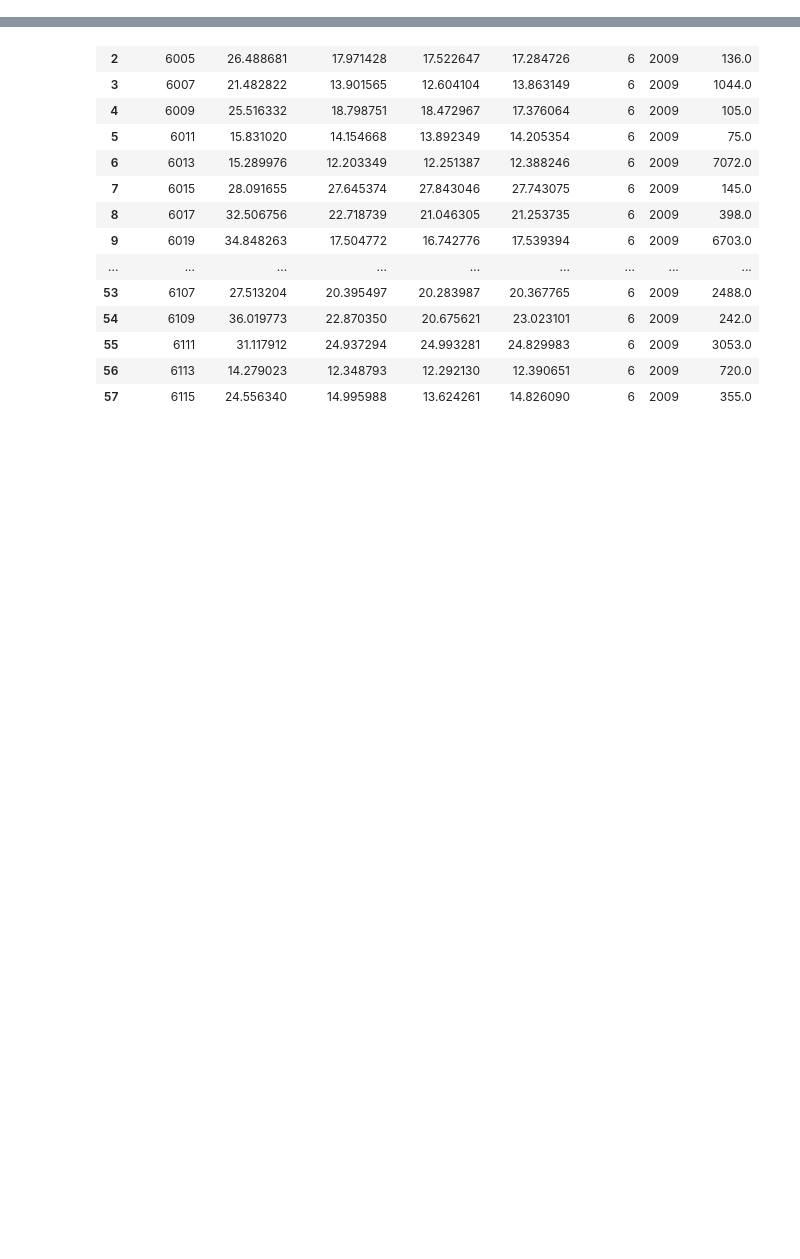
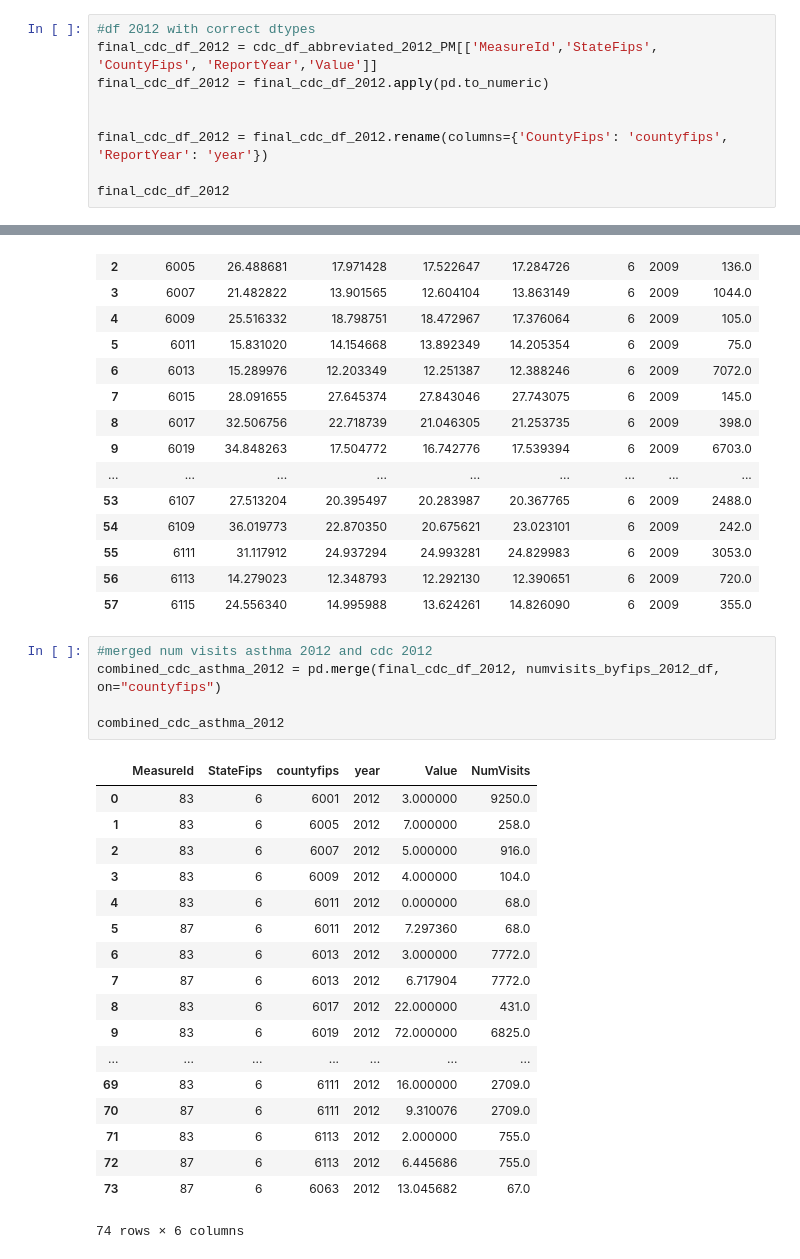
Before and after one commit to VanessaKnox/MVP-Solutions, a Jupyter notebook: masterprojectwork (asthma and ozone) .ipynb, the cells around one changed output, grey strips where cells are left out. Saved outputs shown, nothing was run; the diff lists cells and outputs as text; blank space fills up the shorter version.

Commit message:
all merged data sets and highlight table for percent change in CA

```diff
--- a/masterprojectwork.ipynb
+++ b/masterprojectwork (asthma and ozone) .ipynb
@@ -340,0 +276,9 @@ cdc_df_abbreviated_2009_PM
+# %%
+#df 2012 with correct dtypes
+final_cdc_df_2012 = cdc_df_abbreviated_2012_PM[['MeasureId','StateFips', 'CountyFips', 'ReportYear','Value']]
+final_cdc_df_2012 = final_cdc_df_2012.apply(pd.to_numeric)
+
+
+final_cdc_df_2012 = final_cdc_df_2012.rename(columns={'CountyFips': 'countyfips', 'ReportYear': 'year'})
+
+final_cdc_df_2012
@@ -1010,3 +1027,27 @@ combined_ozone_asthma_2009
 | 55 | 6111 | 31.117912 | 24.937294 | 24.993281 | 24.829983 | 6 | 2009 | 3053.0 |
 | 56 | 6113 | 14.279023 | 12.348793 | 12.292130 | 12.390651 | 6 | 2009 | 720.0 |
 | 57 | 6115 | 24.556340 | 14.995988 | 13.624261 | 14.826090 | 6 | 2009 | 355.0 |
+# %%
+#merged num visits asthma 2012 and cdc 2012
+combined_cdc_asthma_2012 = pd.merge(final_cdc_df_2012, numvisits_byfips_2012_df, on="countyfips")
+
+combined_cdc_asthma_2012
+# %% [output]
+|  | MeasureId | StateFips | countyfips | year | Value | NumVisits |
+| 0 | 83 | 6 | 6001 | 2012 | 3.000000 | 9250.0 |
+| 1 | 83 | 6 | 6005 | 2012 | 7.000000 | 258.0 |
+| 2 | 83 | 6 | 6007 | 2012 | 5.000000 | 916.0 |
+| 3 | 83 | 6 | 6009 | 2012 | 4.000000 | 104.0 |
+| 4 | 83 | 6 | 6011 | 2012 | 0.000000 | 68.0 |
+| 5 | 87 | 6 | 6011 | 2012 | 7.297360 | 68.0 |
+| 6 | 83 | 6 | 6013 | 2012 | 3.000000 | 7772.0 |
+| 7 | 87 | 6 | 6013 | 2012 | 6.717904 | 7772.0 |
+| 8 | 83 | 6 | 6017 | 2012 | 22.000000 | 431.0 |
+| 9 | 83 | 6 | 6019 | 2012 | 72.000000 | 6825.0 |
+| ... | ... | ... | ... | ... | ... | ... |
+| 69 | 83 | 6 | 6111 | 2012 | 16.000000 | 2709.0 |
+| 70 | 87 | 6 | 6111 | 2012 | 9.310076 | 2709.0 |
+| 71 | 83 | 6 | 6113 | 2012 | 2.000000 | 755.0 |
+| 72 | 87 | 6 | 6113 | 2012 | 6.445686 | 755.0 |
+| 73 | 87 | 6 | 6063 | 2012 | 13.045682 | 67.0 |
+74 rows × 6 columns
```
Also changed, not shown: parts of 20 cells of this notebook, 1 other file.
